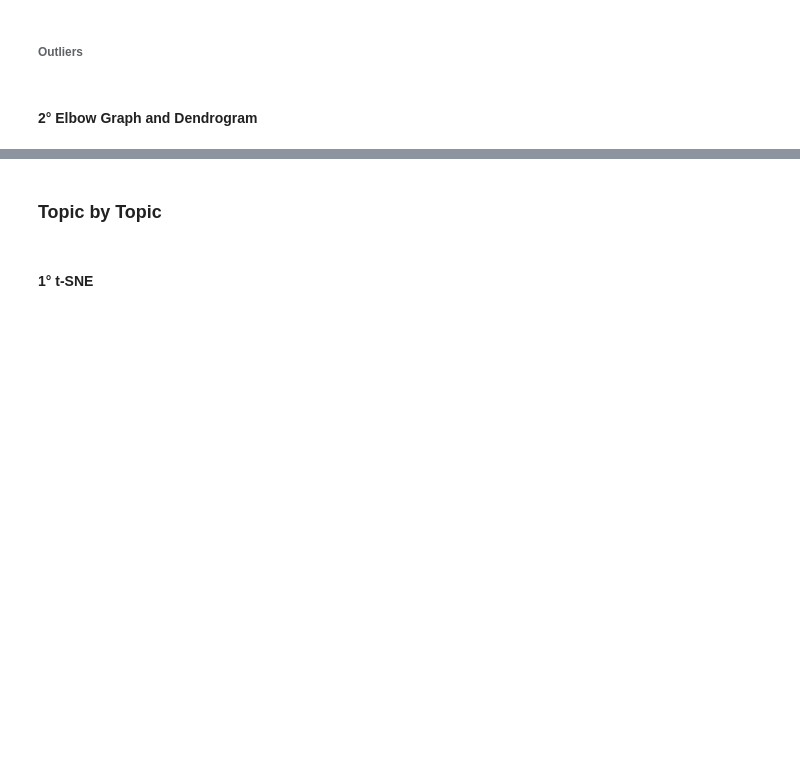
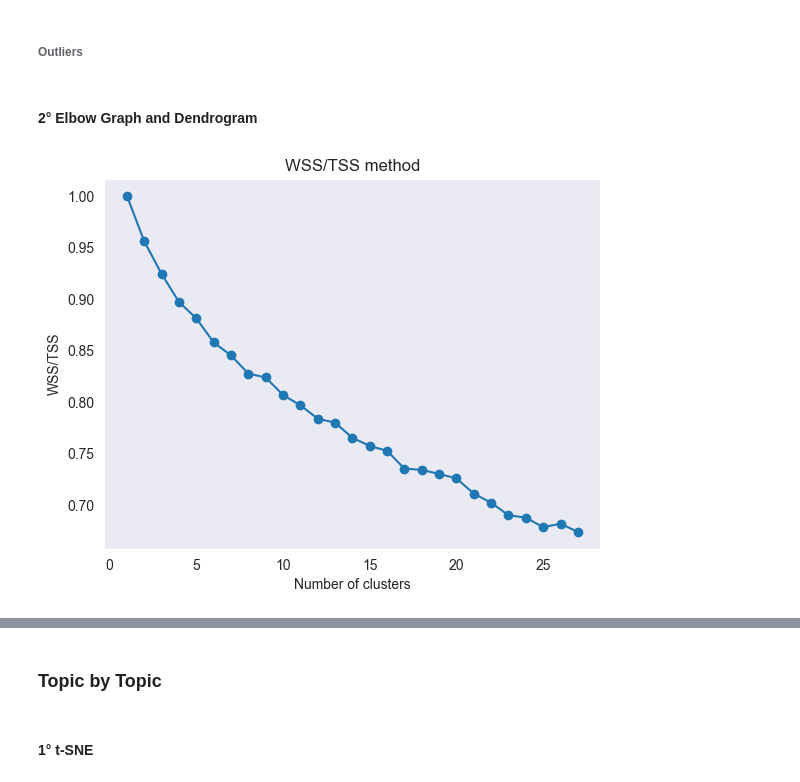
Before and after one commit to SEMICeu/semic_pledges, a Jupyter notebook: PledgesClustering/Clustering.ipynb, the cells around one changed output, grey strips where cells are left out. Cells and saved outputs as stored; diff of their text form; code cells hidden in the pictures; blank space fills up the shorter version.

```diff
--- a/PledgesClustering/Clustering.ipynb
+++ b/PledgesClustering/Clustering.ipynb
@@ -176,27 +181,29 @@ plt.show()
 # %%
 import numpy as np
 import math
 from sklearn.cluster import KMeans
 
 x = np.array(IndexedData.loc[:, IndexedData.columns != "Topic"])
 tss = []
 
-for i in range(0,252):
+for i in range(0,x.shape[0]):
 
     tss.append((math.dist(x[i,:], np.mean(x, axis = 0)))**2)
 
 inertias = []
 
 for i in range(1,28):
     kmeans = KMeans(n_clusters=i)
     kmeans.fit(x)
     inertias.append(kmeans.inertia_ / sum(tss))
 
 plt.plot(range(1,28), inertias, marker='o')
 plt.title('WSS/TSS method')
 plt.xlabel('Number of clusters')
 plt.ylabel('WSS/TSS')
 plt.show()
+# %% [output]
+[figure, added]
 # %%
 import scipy.cluster.hierarchy as shc
 import matplotlib.pyplot as plt
```
Also changed, not shown: parts of 13 cells of this notebook.
